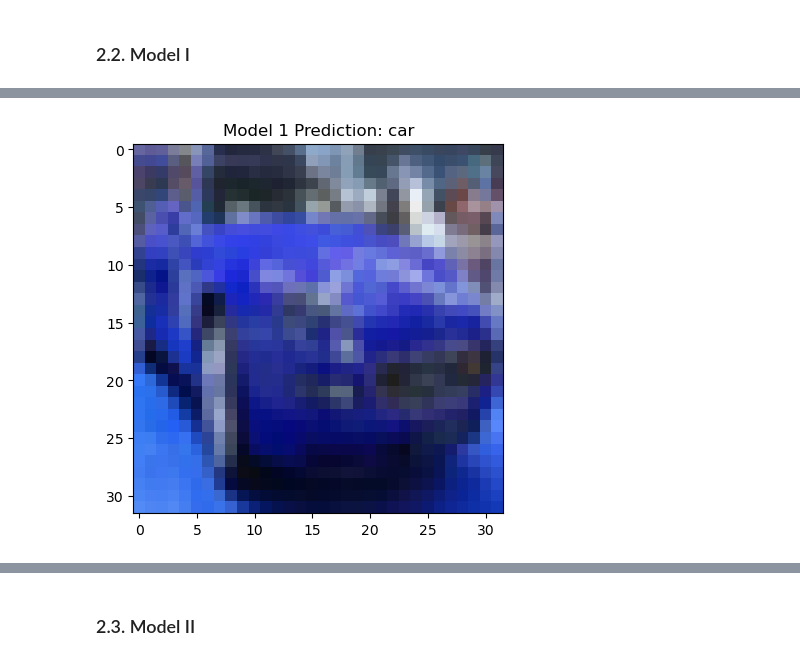
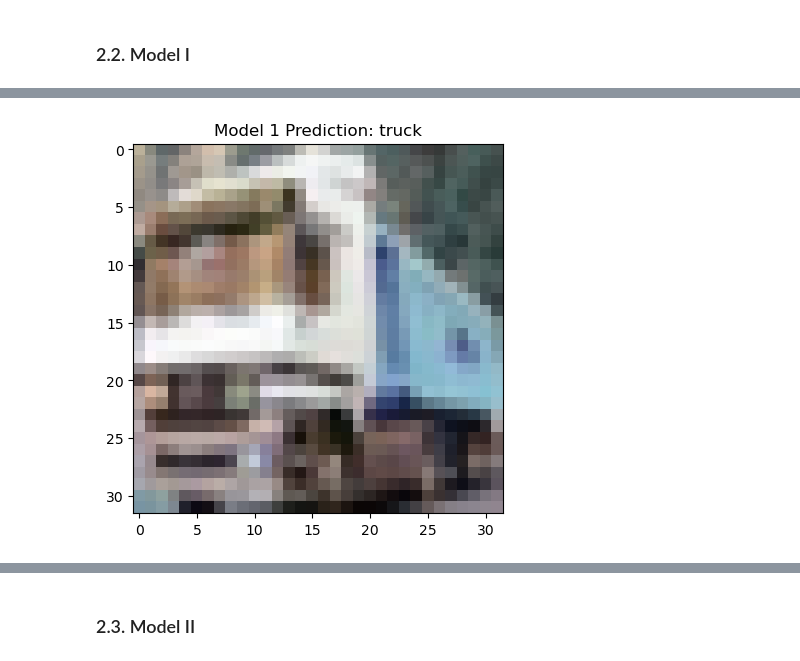
Before and after one commit to Colin-chan1366/Project3-WeaklySupervisedLearning, a Jupyter notebook: output/main.ipynb, the cells around one changed output, grey strips where cells are left out. Drawn from its saved outputs; the diff is of its cells as text; code cells hidden in the pictures.

```diff
--- a/output/main.ipynb
+++ b/output/main.ipynb
@@ -27,15 +34,12 @@ n_noisy = 40000
 n_clean_noisy = n_img - n_noisy
 imgs = np.empty((n_img,32,32,3))
 for i in range(n_img):
-    folder_path = "/Users/swzhao/Desktop/Columbia/Applied Data Science/Project 2 - Weakly Supervised learning/"
-    img_fn = f'data/images/{i+1:05d}.png'
-    img_fn = folder_path + img_fn
-
+    img_fn = f'../data/images/{i+1:05d}.png'
     imgs[i,:,:,:]=cv2.cvtColor(cv2.imread(img_fn),cv2.COLOR_BGR2RGB)
 
 # load the labels
-clean_labels = np.genfromtxt(folder_path+'data/clean_labels.csv', delimiter=',', dtype="int8")
-noisy_labels = np.genfromtxt(folder_path +'data/noisy_labels.csv', delimiter=',', dtype="int8")
+clean_labels = np.genfromtxt('../data/clean_labels.csv', delimiter=',', dtype="int8")
+noisy_labels = np.genfromtxt('../data/noisy_labels.csv', delimiter=',', dtype="int8")
 # %% [markdown]
 For illustration, we present a small subset (of size 8) of the images with their clean and noisy labels in `clean_noisy_trainset`. You are encouraged to explore more characteristics of the label noises on the whole dataset.
 # %%
@@ -203,15 +226,15 @@ model
 # %%
-x_train = imgs  # all images
+x_train = imgs[10000:, :, :, :]  # all images after first 10000
 x_test = imgs[:10000, :, : , :]  # first 10000 clean images
 
-y_train = noisy_labels # train on all noisy labels
+y_train = noisy_labels[10000:] # train on all noisy labels after first 10000
 y_test = clean_labels #clean labels for first 10000 images
 # %%
 # Train the model
-history = model.fit(x_train, y_train, epochs=10, validation_data=(x_test, y_test))
+history = model1.fit(x_train, y_train, epochs=10, validation_data=(x_test, y_test))
 
 # Evaluate the model
-test_loss, test_acc = model.evaluate(x_test, y_test)
+test_loss, test_acc = model1.evaluate(x_test, y_test)
 print('Test accuracy:', test_acc)
 # %% [output]
 Epoch 1/10
@@ -251,5 +266,5 @@ def model_I(image):
     '''
     img_data = np.zeros((1, 32, 32, 3))
     img_data[0] = image
-    probs = model.predict(img_data[:1, :, :, :])
+    probs = model1.predict(img_data[:1, :, :, :],verbose = 0) # verbose to stop printing the time/step line
     return np.argmax(probs)
@@ -256,6 +274,7 @@ def model_I(image):
 # %%
 # Example
-img = cv2.imread(folder_path+'data/images/00006.png')
+folder_path =  "/Users/swzhao/Desktop/Columbia/Applied Data Science/Project 2 - Weakly Supervised learning/"
+img = cv2.imread(folder_path+'data/images/00002.png')
 
 plt.imshow(img)
 plt.title("Model 1 Prediction: " + str(classes[int(model_I(img))]))
@@ -265 +285 @@ plt.show()
-[figure, old version]
+[figure, new version]
```
Also changed, not shown: parts of 27 cells of this notebook, 1 other file.
